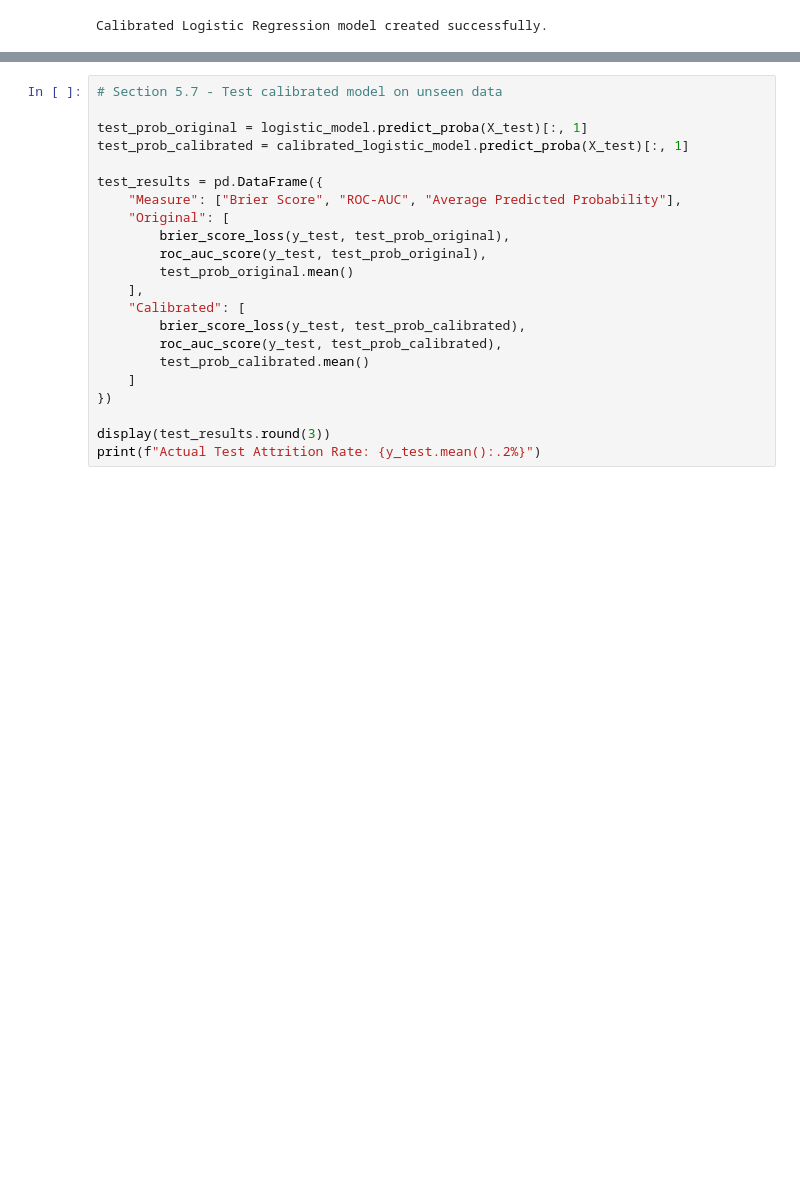
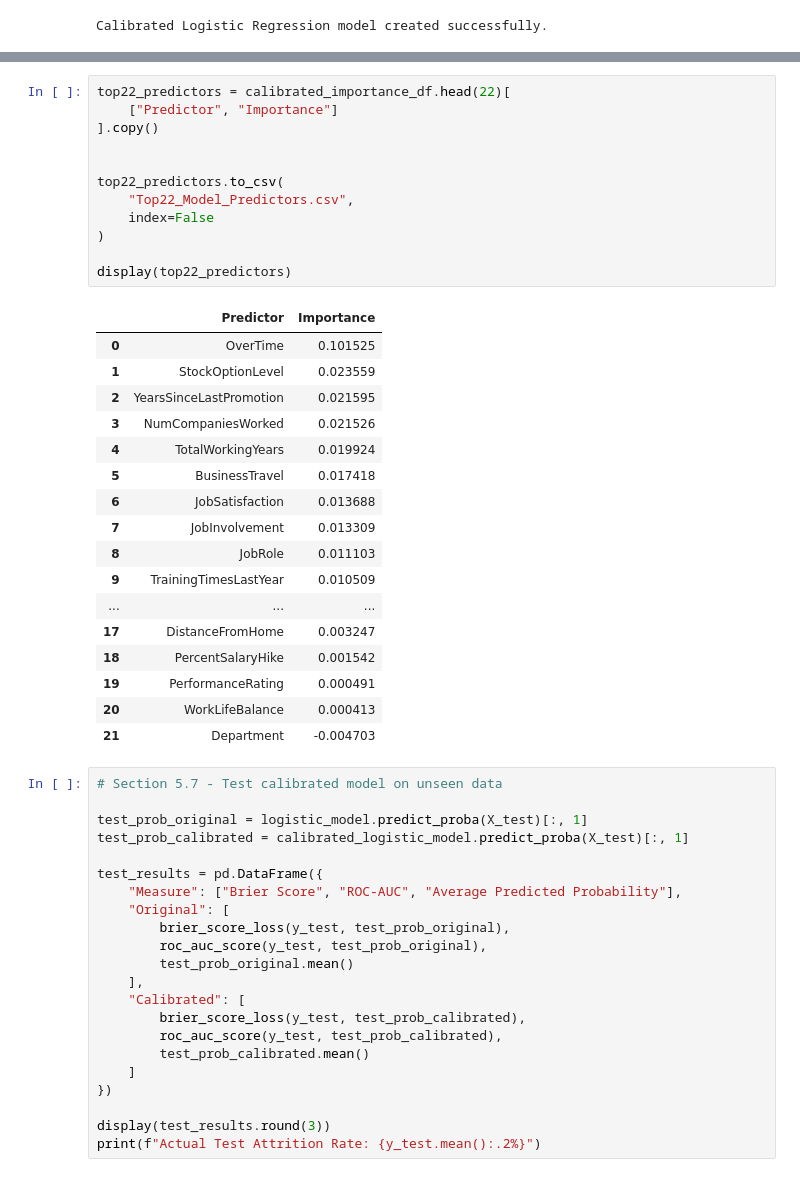
Before and after one commit to junelwc6-source/IBM-HR-Attrition-Analytics, a Jupyter notebook: IBM_HR_Attrition_Capstone.ipynb, the cells around one changed output, grey strips where cells are left out. Drawn from its saved outputs; the diff is of its cells as text; blank space fills up the shorter version.

```diff
--- a/IBM_HR_Attrition_Capstone.ipynb
+++ b/IBM_HR_Attrition_Capstone.ipynb
@@ -1268,3 +1422,33 @@ Calibrated Logistic Regression model created successfully.
+# %%
+top22_predictors = calibrated_importance_df.head(22)[
+    ["Predictor", "Importance"]
+].copy()
+
+
+top22_predictors.to_csv(
+    "Top22_Model_Predictors.csv",
+    index=False
+)
+
+display(top22_predictors)
+# %% [output]
+|  | Predictor | Importance |
+| 0 | OverTime | 0.101525 |
+| 1 | StockOptionLevel | 0.023559 |
+| 2 | YearsSinceLastPromotion | 0.021595 |
+| 3 | NumCompaniesWorked | 0.021526 |
+| 4 | TotalWorkingYears | 0.019924 |
+| 5 | BusinessTravel | 0.017418 |
+| 6 | JobSatisfaction | 0.013688 |
+| 7 | JobInvolvement | 0.013309 |
+| 8 | JobRole | 0.011103 |
+| 9 | TrainingTimesLastYear | 0.010509 |
+| ... | ... | ... |
+| 17 | DistanceFromHome | 0.003247 |
+| 18 | PercentSalaryHike | 0.001542 |
+| 19 | PerformanceRating | 0.000491 |
+| 20 | WorkLifeBalance | 0.000413 |
+| 21 | Department | -0.004703 |
 # %%
 # Section 5.7 - Test calibrated model on unseen data
 
```
Also changed, not shown: parts of 6 cells of this notebook.
